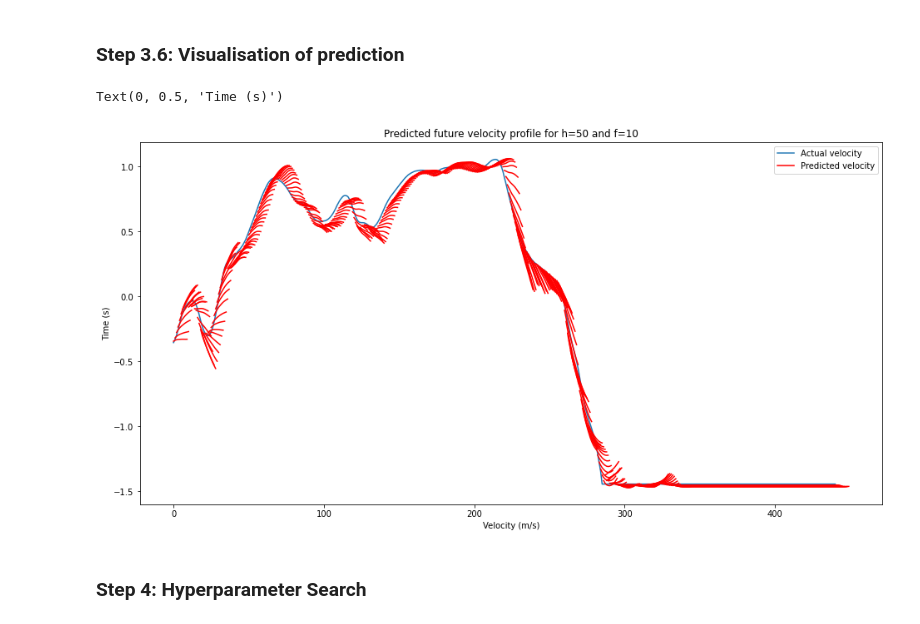
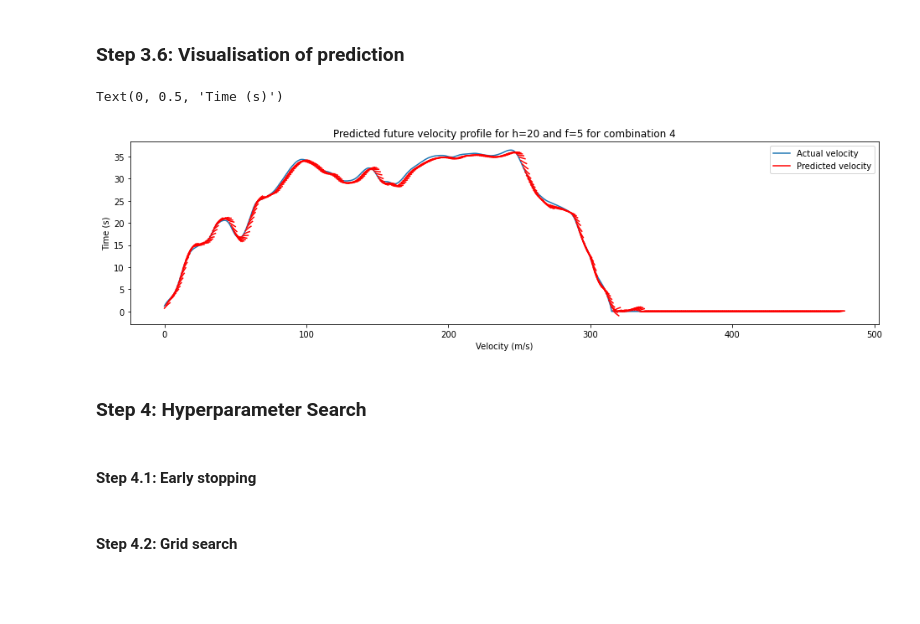
Before and after one commit to tsersiew/fyp_speed_predictor, a Jupyter notebook: LSTM.ipynb, the cells around one changed output. Cells and saved outputs as stored; diff of their text form; code cells hidden in the pictures; blank space fills up the shorter version.

Commit message:
done with hyperparameter search

```diff
--- a/LSTM.ipynb
+++ b/LSTM.ipynb
@@ -100,21 +102,21 @@ def create_dataset(dataset, h, f, step, test):
     x = [] #append the last 50 values
     y = [] #append the future value
     for df in dataset:
-        features_considered = ['V_z', 'D_z']
+        # features_considered = ['V_z', 'D_z']
+        features_considered = ['V_z']
         features = df[features_considered]
         for i in range(h, df.shape[0]-f):
             # for each driving cycle dataframe, have sets of 51 values
             # h values are past values, f values are future value
-            # features['v_ave'] = df['V_z'][i-h:i].mean()
-            # features['v_max'] = df['V_z'][i-h:i].max()
-            # features['v_min'] = df['V_z'][i-h:i].min()
+            features['v_ave'] = df['V_z'][i-h:i].mean()
+            features['v_max'] = df['V_z'][i-h:i].max()
+            features['v_min'] = df['V_z'][i-h:i].min()
             # features['a_ave'] = df['D_z'][i-h:i].mean()
             x.append(features[i-h:i])
             if (test == False):
                 y.append(df['V_z'][i:i+f])
             else:
                 y.append(df['V_z'][i])
-            # y.append(df.loc[i:i+f, "V_z"])
     x = np.array(x)
     y = np.array(y)
     # x = np.asarray(x).astype(np.float32)
@@ -186,17 +188,18 @@ plt.show()
 scaler = MinMaxScaler(feature_range=(0,1))
 for df in dataset_train:
     df['V_z'] = scaler.fit_transform(df[['V_z']])
-    df['D_z'] = scaler.fit_transform(df[['D_z']])
+    # df['D_z'] = scaler.fit_transform(df[['D_z']])
 for df in dataset_test:
     df['V_z'] = scaler.fit_transform(df[['V_z']])
-    df['D_z'] = scaler.fit_transform(df[['D_z']])
+    # df['D_z'] = scaler.fit_transform(df[['D_z']])
 
 # parameters h and f
-h = 50 # length of historical sequence
-f = 10 # length of forecast sequence
+h = 20 # length of historical sequence
+f = 5 # length of forecast sequence
 step = 1
 
 # create training set and test set
+pd.options.mode.chained_assignment = None
 x_train, y_train = create_dataset(dataset_train, h, f, step, False)
 x_test, y_test = create_dataset(dataset_test, h, f, step, True)
 
@@ -264,9 +280,9 @@ model.compile(loss='mse', optimizer='adam')
 ### Step 3.3: Train the model.
 # %%
 model.fit(x_train, y_train, epochs=10, batch_size=50)
-model.save('speed_prediction.h5')
+model.save('speed_prediction 3.h5')
 
 # load the model
-model = load_model('speed_prediction.h5')
+model = load_model('speed_prediction 3.h5')
 # %% [output]
 Epoch 1/10
@@ -317,18 +333,24 @@ test loss:  0.0011804557871073484
 # %% [markdown]
 ### Step 3.6: Visualisation of prediction
 # %%
-fig, ax = plt.subplots(figsize=(16,8))
+# Combination information
+combi = 4
+
+# plotting
+fig, ax = plt.subplots(figsize=(16,4))
 ax.plot(y_test_scaled)
 # plt.plot(predictions, color='red')
 for i in range(predictions.shape[0]):
     plt.plot(range(i,i+f), predictions[i], color='red')
 plt.legend(['Actual velocity', 'Predicted velocity'])
-title = 'Predicted future velocity profile for h=' + str(h) + ' and f=' + str(f)
+title = 'Predicted future velocity profile for h=' + str(h) + ' and f=' + str(f) + ' for combination ' + str(combi)
 plt.title(title)
 plt.xlabel("Velocity (m/s)")
 plt.ylabel("Time (s)")
 # %% [output]
 Text(0, 0.5, 'Time (s)')
-[figure, old version]
+[figure, new version]
 # %% [markdown]
 ### Step 4: Hyperparameter Search
+# %% [markdown]
+#### Step 4.1: Early stopping
@@ -335 +366,3 @@ Text(0, 0.5, 'Time (s)')
+# %% [markdown]
+#### Step 4.2: Grid search
 # %%
```
Also changed, not shown: parts of 13 cells of this notebook, 35 other files.
